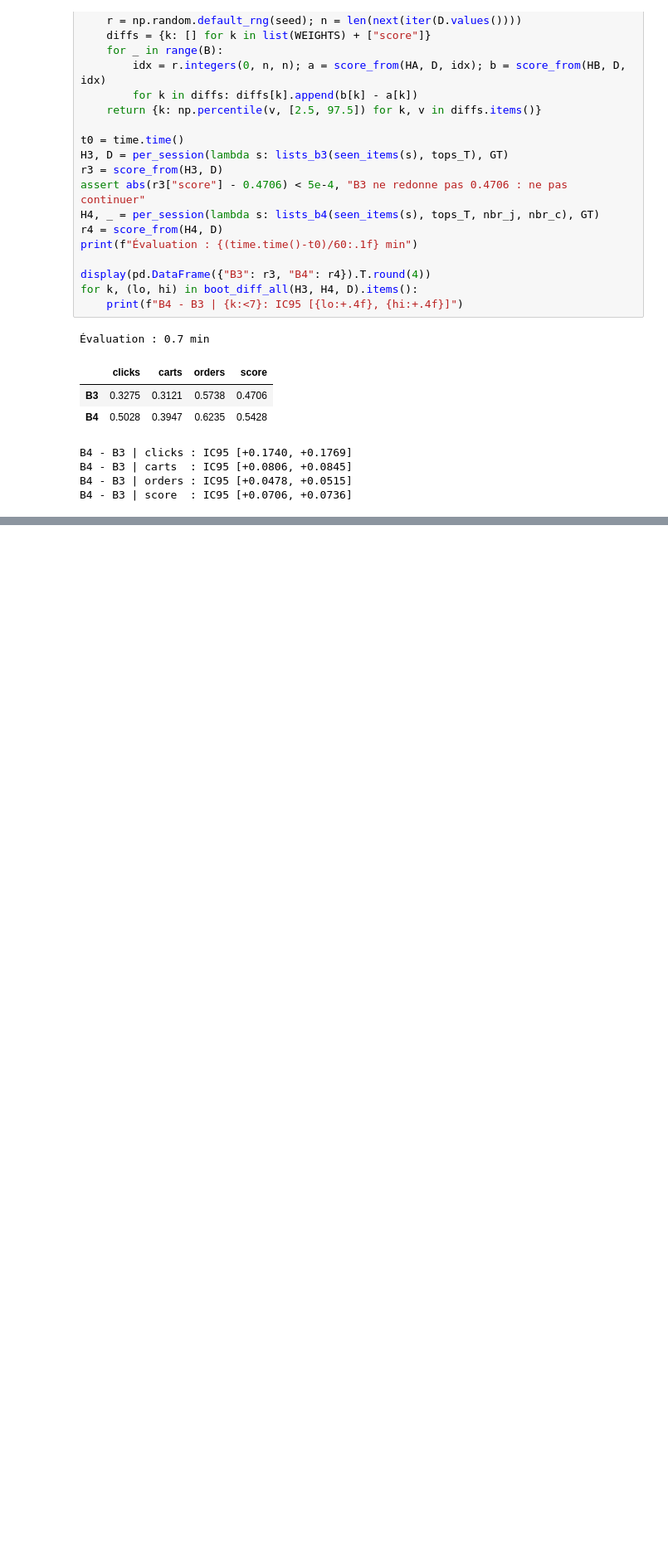
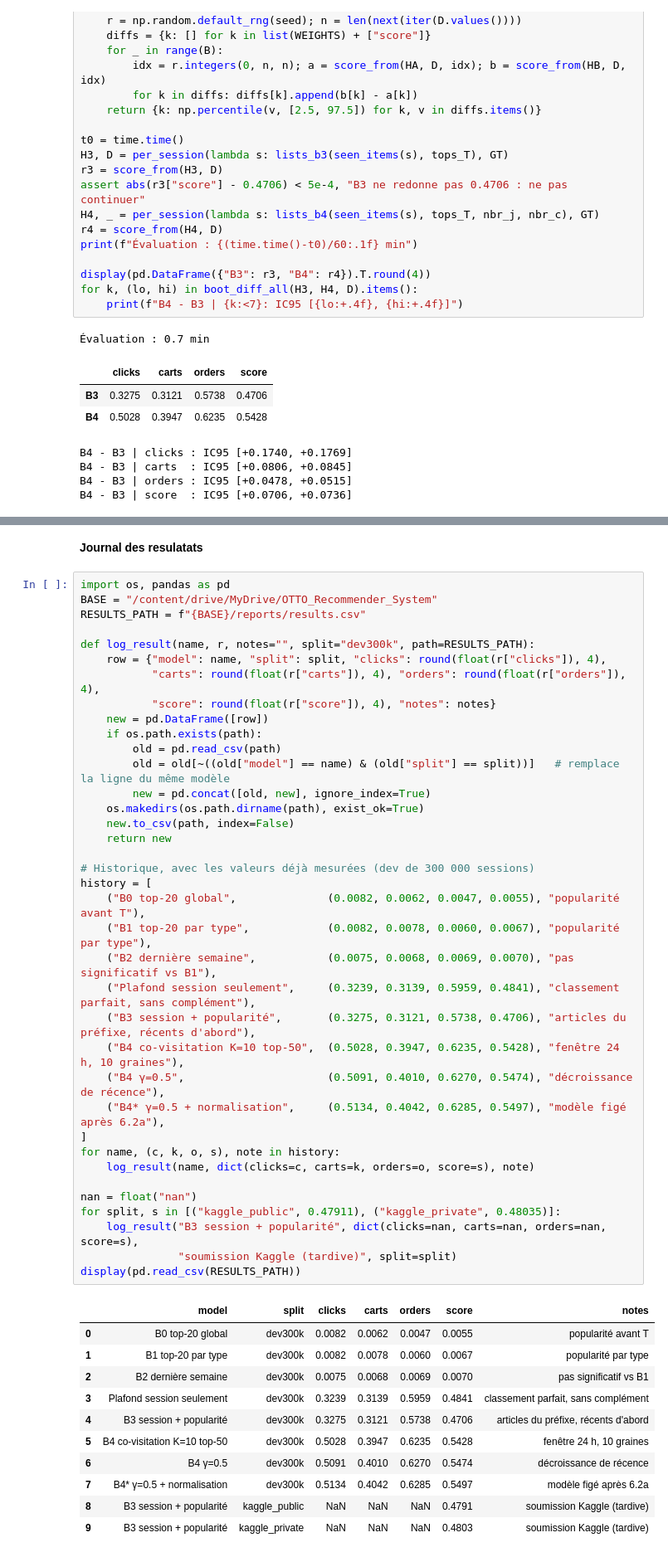
Before and after one commit to MohamedAamer01/otto-recommender-sys, a Jupyter notebook: notebooks/06_covisitation.ipynb, the cells around one changed output, grey strips where cells are left out. Shown at 83% size. Drawn from its saved outputs; the diff is of its cells as text; blank space fills up the shorter version.

Commit message:
Phase 6.2a: seed tuning frozen (B4*), dev 0.5497; add results log

```diff
--- a/notebooks/06_covisitation.ipynb
+++ b/notebooks/06_covisitation.ipynb
@@ -308,0 +348,51 @@ row_norm     - B4 : IC95 [+0.0034, +0.0046]
+# %% [markdown]
+**Journal des resulatats**
+# %%
+import os, pandas as pd
+BASE = "/content/drive/MyDrive/OTTO_Recommender_System"
+RESULTS_PATH = f"{BASE}/reports/results.csv"
+
+def log_result(name, r, notes="", split="dev300k", path=RESULTS_PATH):
+    row = {"model": name, "split": split, "clicks": round(float(r["clicks"]), 4),
+           "carts": round(float(r["carts"]), 4), "orders": round(float(r["orders"]), 4),
+           "score": round(float(r["score"]), 4), "notes": notes}
+    new = pd.DataFrame([row])
+    if os.path.exists(path):
+        old = pd.read_csv(path)
+        old = old[~((old["model"] == name) & (old["split"] == split))]   # remplace la ligne du même modèle
+        new = pd.concat([old, new], ignore_index=True)
+    os.makedirs(os.path.dirname(path), exist_ok=True)
+    new.to_csv(path, index=False)
+    return new
+
+# Historique, avec les valeurs déjà mesurées (dev de 300 000 sessions)
+history = [
+    ("B0 top-20 global",              (0.0082, 0.0062, 0.0047, 0.0055), "popularité avant T"),
+    ("B1 top-20 par type",            (0.0082, 0.0078, 0.0060, 0.0067), "popularité par type"),
+    ("B2 dernière semaine",           (0.0075, 0.0068, 0.0069, 0.0070), "pas significatif vs B1"),
+    ("Plafond session seulement",     (0.3239, 0.3139, 0.5959, 0.4841), "classement parfait, sans complément"),
+    ("B3 session + popularité",       (0.3275, 0.3121, 0.5738, 0.4706), "articles du préfixe, récents d'abord"),
+    ("B4 co-visitation K=10 top-50",  (0.5028, 0.3947, 0.6235, 0.5428), "fenêtre 24 h, 10 graines"),
+    ("B4 γ=0.5",                      (0.5091, 0.4010, 0.6270, 0.5474), "décroissance de récence"),
+    ("B4* γ=0.5 + normalisation",     (0.5134, 0.4042, 0.6285, 0.5497), "modèle figé après 6.2a"),
+]
+for name, (c, k, o, s), note in history:
+    log_result(name, dict(clicks=c, carts=k, orders=o, score=s), note)
+
+nan = float("nan")
+for split, s in [("kaggle_public", 0.47911), ("kaggle_private", 0.48035)]:
+    log_result("B3 session + popularité", dict(clicks=nan, carts=nan, orders=nan, score=s),
+               "soumission Kaggle (tardive)", split=split)
+display(pd.read_csv(RESULTS_PATH))
+# %% [output]
+|  | model | split | clicks | carts | orders | score | notes |
+| 0 | B0 top-20 global | dev300k | 0.0082 | 0.0062 | 0.0047 | 0.0055 | popularité avant T |
+| 1 | B1 top-20 par type | dev300k | 0.0082 | 0.0078 | 0.0060 | 0.0067 | popularité par type |
+| 2 | B2 dernière semaine | dev300k | 0.0075 | 0.0068 | 0.0069 | 0.0070 | pas significatif vs B1 |
+| 3 | Plafond session seulement | dev300k | 0.3239 | 0.3139 | 0.5959 | 0.4841 | classement parfait, sans complément |
+| 4 | B3 session + popularité | dev300k | 0.3275 | 0.3121 | 0.5738 | 0.4706 | articles du préfixe, récents d'abord |
+| 5 | B4 co-visitation K=10 top-50 | dev300k | 0.5028 | 0.3947 | 0.6235 | 0.5428 | fenêtre 24 h, 10 graines |
+| 6 | B4 γ=0.5 | dev300k | 0.5091 | 0.4010 | 0.6270 | 0.5474 | décroissance de récence |
+| 7 | B4* γ=0.5 + normalisation | dev300k | 0.5134 | 0.4042 | 0.6285 | 0.5497 | modèle figé après 6.2a |
+| 8 | B3 session + popularité | kaggle_public | NaN | NaN | NaN | 0.4791 | soumission Kaggle (tardive) |
+| 9 | B3 session + popularité | kaggle_private | NaN | NaN | NaN | 0.4803 | soumission Kaggle (tardive) |
```
Also changed, not shown: parts of 5 cells of this notebook.
